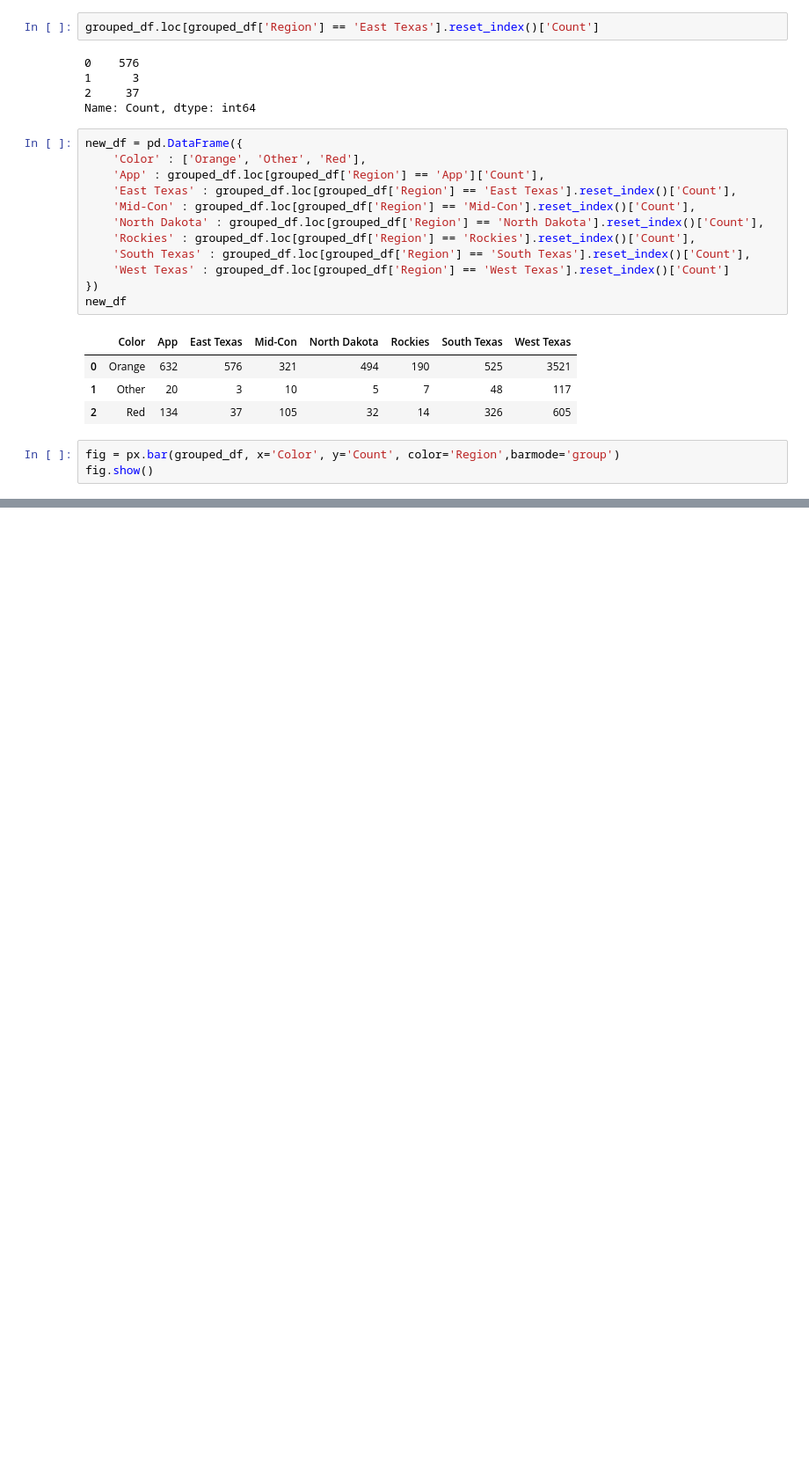
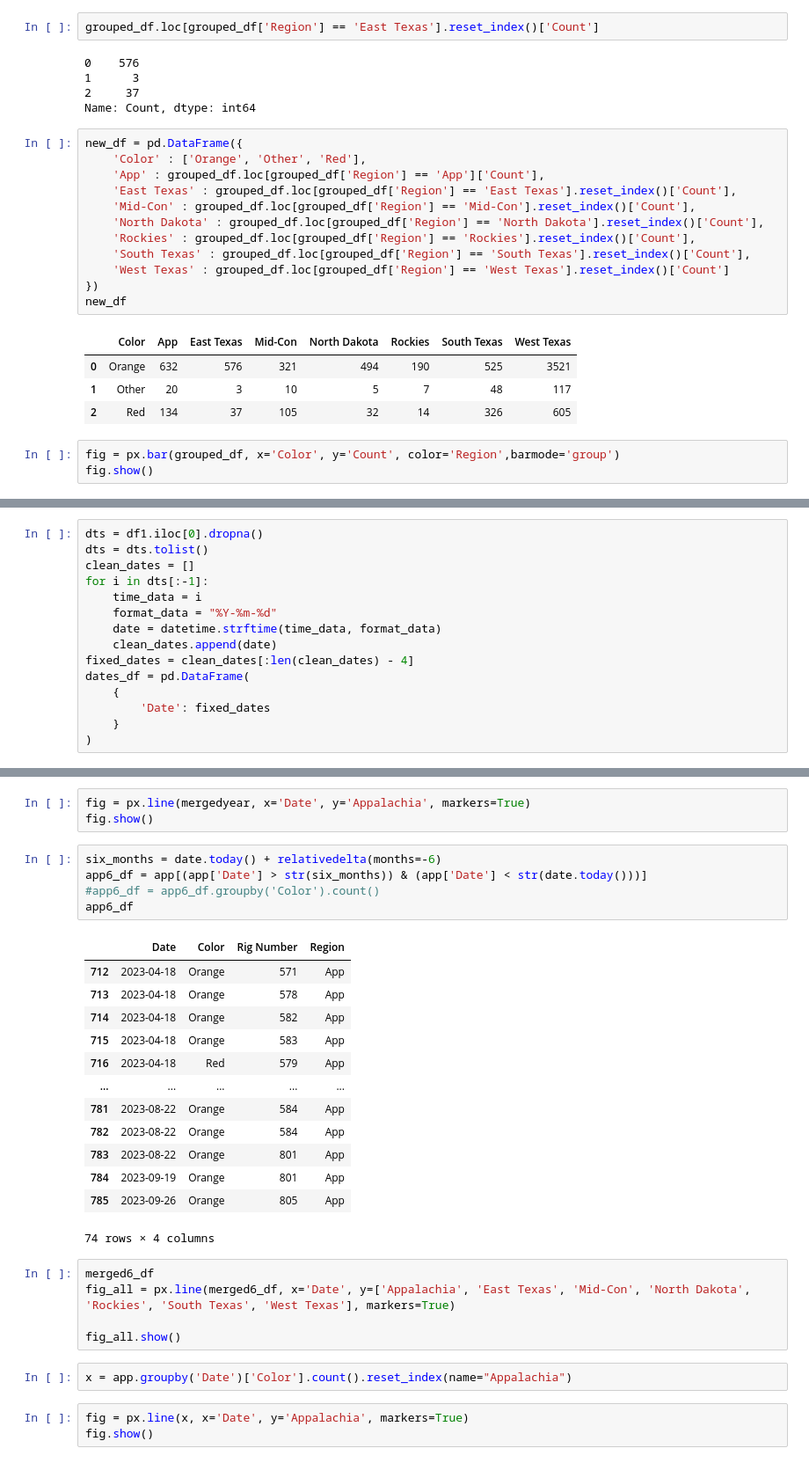
Before and after one commit to ryankracaw/MOC_project, a Jupyter notebook: MOC_visualizations.ipynb, the cells around one changed output, grey strips where cells are left out. Shown at 88% size. Drawn from its saved outputs; the diff is of its cells as text; blank space fills up the shorter version.

```diff
--- a/MOC_visualizations.ipynb
+++ b/MOC_visualizations.ipynb
@@ -98,0 +81,15 @@ fig.show()
+# %%
+dts = df1.iloc[0].dropna()
+dts = dts.tolist()
+clean_dates = []
+for i in dts[:-1]:
+    time_data = i
+    format_data = "%Y-%m-%d"
+    date = datetime.strftime(time_data, format_data)
+    clean_dates.append(date)
+fixed_dates = clean_dates[:len(clean_dates) - 4]
+dates_df = pd.DataFrame(
+    {
+        'Date': fixed_dates
+    }
+)
@@ -98,0 +228,32 @@ fig.show()
+# %%
+fig = px.line(mergedyear, x='Date', y='Appalachia', markers=True)
+fig.show()
+# %%
+six_months = date.today() + relativedelta(months=-6)
+app6_df = app[(app['Date'] > str(six_months)) & (app['Date'] < str(date.today()))]
+#app6_df = app6_df.groupby('Color').count()
+app6_df
+# %% [output]
+|  | Date | Color | Rig Number | Region |
+| 712 | 2023-04-18 | Orange | 571 | App |
+| 713 | 2023-04-18 | Orange | 578 | App |
+| 714 | 2023-04-18 | Orange | 582 | App |
+| 715 | 2023-04-18 | Orange | 583 | App |
+| 716 | 2023-04-18 | Red | 579 | App |
+| ... | ... | ... | ... | ... |
+| 781 | 2023-08-22 | Orange | 584 | App |
+| 782 | 2023-08-22 | Orange | 584 | App |
+| 783 | 2023-08-22 | Orange | 801 | App |
+| 784 | 2023-09-19 | Orange | 801 | App |
+| 785 | 2023-09-26 | Orange | 805 | App |
+74 rows × 4 columns
+# %%
+merged6_df
+fig_all = px.line(merged6_df, x='Date', y=['Appalachia', 'East Texas', 'Mid-Con', 'North Dakota', 'Rockies', 'South Texas', 'West Texas'], markers=True)
+
+fig_all.show()
+# %%
+x = app.groupby('Date')['Color'].count().reset_index(name="Appalachia")
+# %%
+fig = px.line(x, x='Date', y='Appalachia', markers=True)
+fig.show()
```
Also changed, not shown: parts of 13 cells of this notebook, 5 other files.
